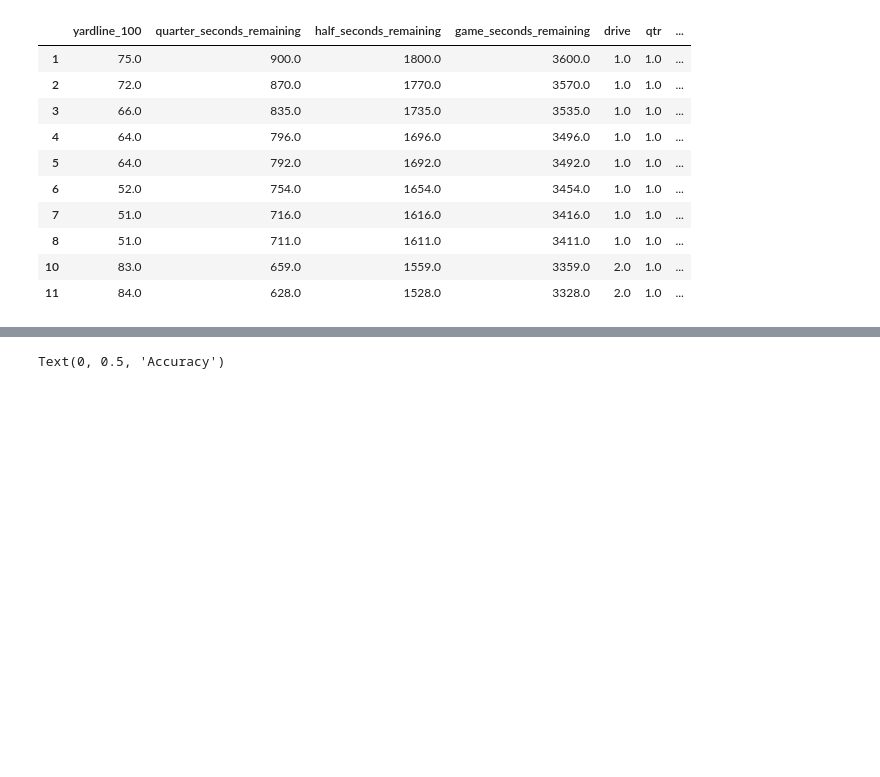
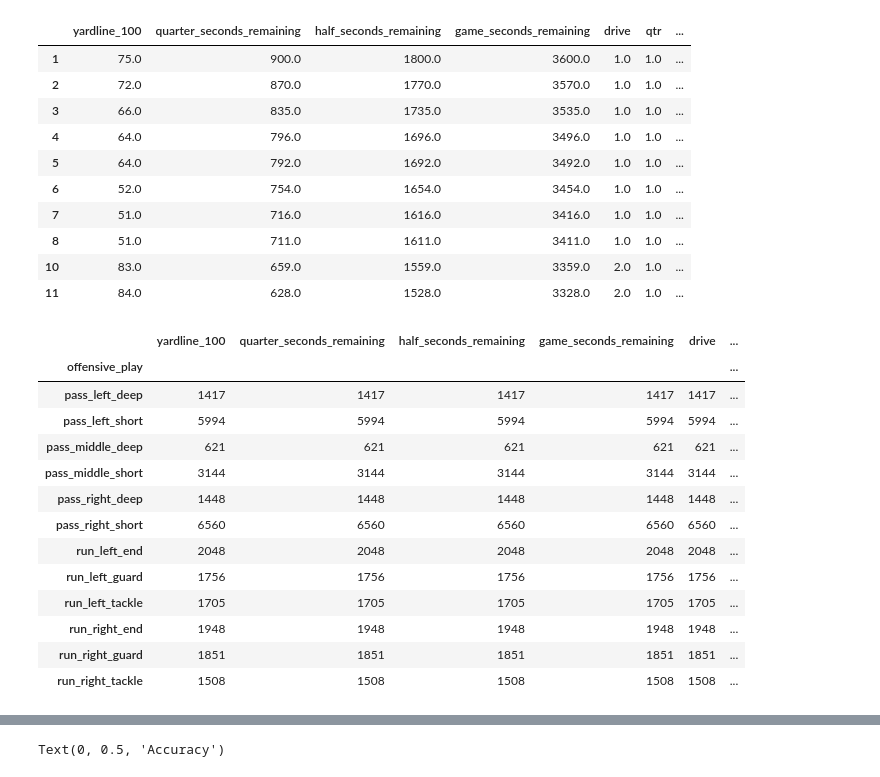
Before and after one commit to abonsted/CS426_Project, a Jupyter notebook: random_forest_classifier_model.ipynb, the cells around one changed output, grey strips where cells are left out. Cells and saved outputs as stored; diff of their text form; code cells hidden in the pictures; blank space fills up the shorter version.

```diff
--- a/random_forest_classifier_model.ipynb
+++ b/random_forest_classifier_model.ipynb
@@ -72,6 +72,23 @@ df_combined.head(10)
 | 8 | 51.0 | 711.0 | 1611.0 | 3411.0 | 1.0 | 1.0 | ... |
 | 10 | 83.0 | 659.0 | 1559.0 | 3359.0 | 2.0 | 1.0 | ... |
 | 11 | 84.0 | 628.0 | 1528.0 | 3328.0 | 2.0 | 1.0 | ... |
+# %%
+df_combined.groupby(by="offensive_play").count()
+# %% [output]
+|  | yardline_100 | quarter_seconds_remaining | half_seconds_remaining | game_seconds_remaining | drive | ... |
+| offensive_play |  |  |  |  |  | ... |
+| pass_left_deep | 1417 | 1417 | 1417 | 1417 | 1417 | ... |
+| pass_left_short | 5994 | 5994 | 5994 | 5994 | 5994 | ... |
+| pass_middle_deep | 621 | 621 | 621 | 621 | 621 | ... |
+| pass_middle_short | 3144 | 3144 | 3144 | 3144 | 3144 | ... |
+| pass_right_deep | 1448 | 1448 | 1448 | 1448 | 1448 | ... |
+| pass_right_short | 6560 | 6560 | 6560 | 6560 | 6560 | ... |
+| run_left_end | 2048 | 2048 | 2048 | 2048 | 2048 | ... |
+| run_left_guard | 1756 | 1756 | 1756 | 1756 | 1756 | ... |
+| run_left_tackle | 1705 | 1705 | 1705 | 1705 | 1705 | ... |
+| run_right_end | 1948 | 1948 | 1948 | 1948 | 1948 | ... |
+| run_right_guard | 1851 | 1851 | 1851 | 1851 | 1851 | ... |
+| run_right_tackle | 1508 | 1508 | 1508 | 1508 | 1508 | ... |
 # %%
 X = pd.get_dummies(df_combined[game_situation + offensive + defensive])
 y = df_combined["offensive_play"]
```
Also changed, not shown: parts of 8 cells of this notebook.
